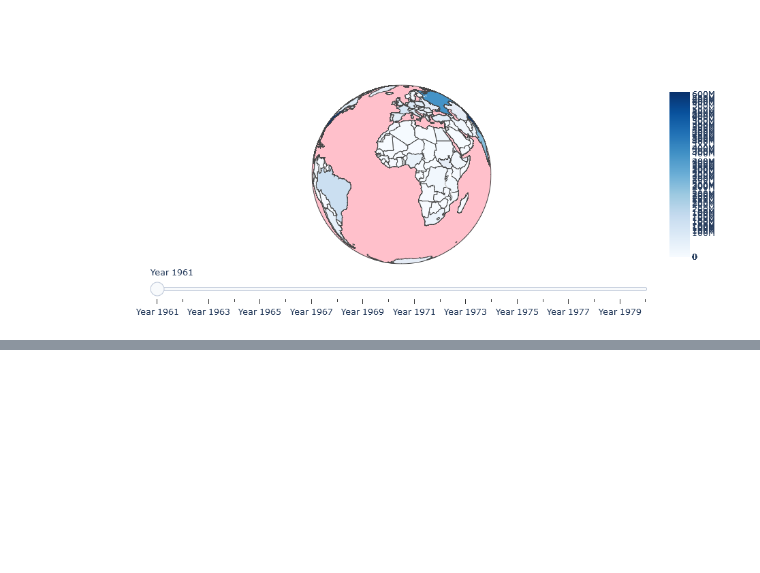
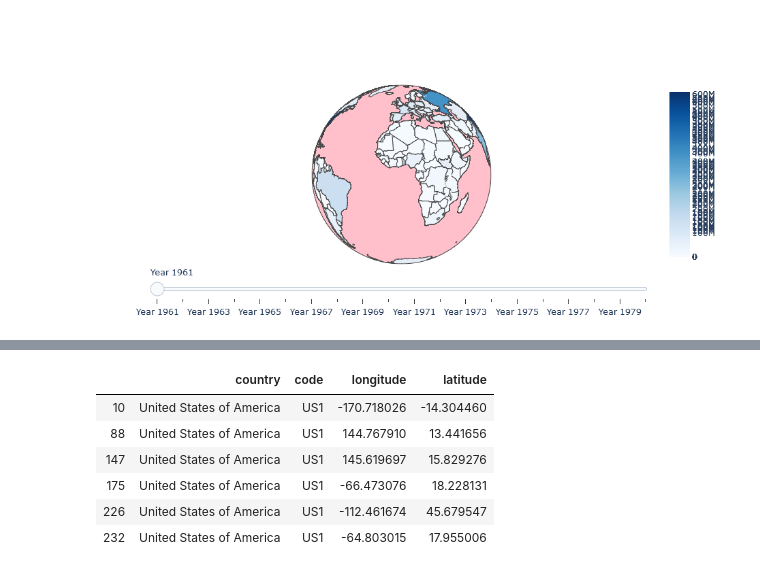
Before and after one commit to pull-fiction/make-crops-not-war, a Jupyter notebook: notebooks/Maps.ipynb, the cells around one changed output, grey strips where cells are left out. Cells and saved outputs as stored; diff of their text form; code cells hidden in the pictures; blank space fills up the shorter version.

```diff
--- a/notebooks/Maps.ipynb
+++ b/notebooks/Maps.ipynb
@@ -176,0 +204,11 @@ plotly.offline.iplot(fig3)
+# %%
+country_centroids_df = raw_country_centroids_df[['sovereignt', 'sov_a3', 'Longitude', 'Latitude']]
+
+country_centroids_df = country_centroids_df.rename(columns={
+        'sovereignt': 'country',
+        'sov_a3': 'code',
+        'Longitude': 'longitude',
+        'Latitude': 'latitude'
+    })
+
+country_centroids_df.head()
@@ -176,0 +234,10 @@ plotly.offline.iplot(fig3)
+# %%
+country_centroids_df.loc[country_centroids_df['country'] == 'United States of America']
+# %% [output]
+|  | country | code | longitude | latitude |
+| 10 | United States of America | US1 | -170.718026 | -14.304460 |
+| 88 | United States of America | US1 | 144.767910 | 13.441656 |
+| 147 | United States of America | US1 | 145.619697 | 15.829276 |
+| 175 | United States of America | US1 | -66.473076 | 18.228131 |
+| 226 | United States of America | US1 | -112.461674 | 45.679547 |
+| 232 | United States of America | US1 | -64.803015 | 17.955006 |
```
Also changed, not shown: parts of 14 cells of this notebook, 3 other files.
